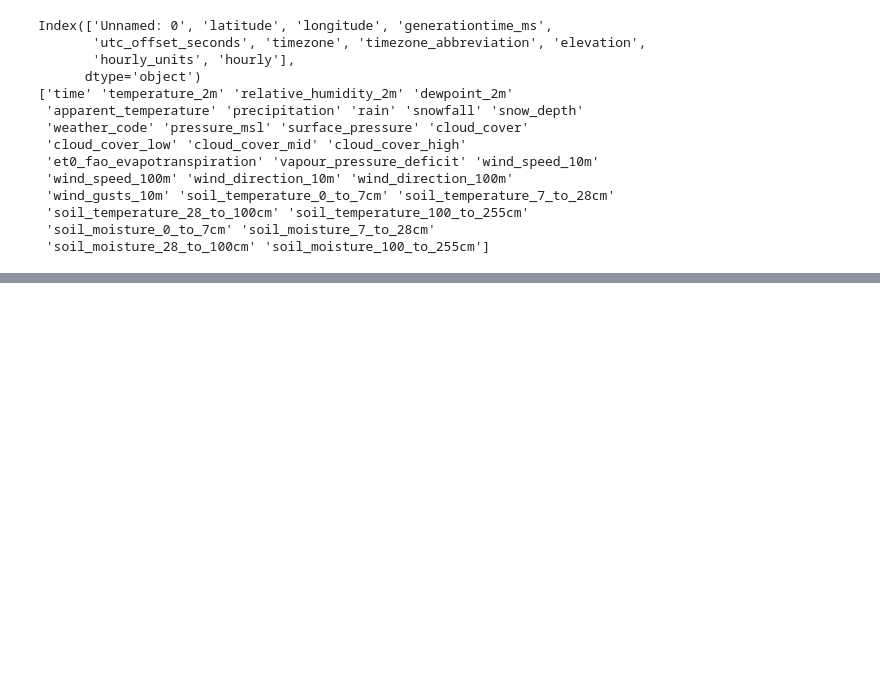
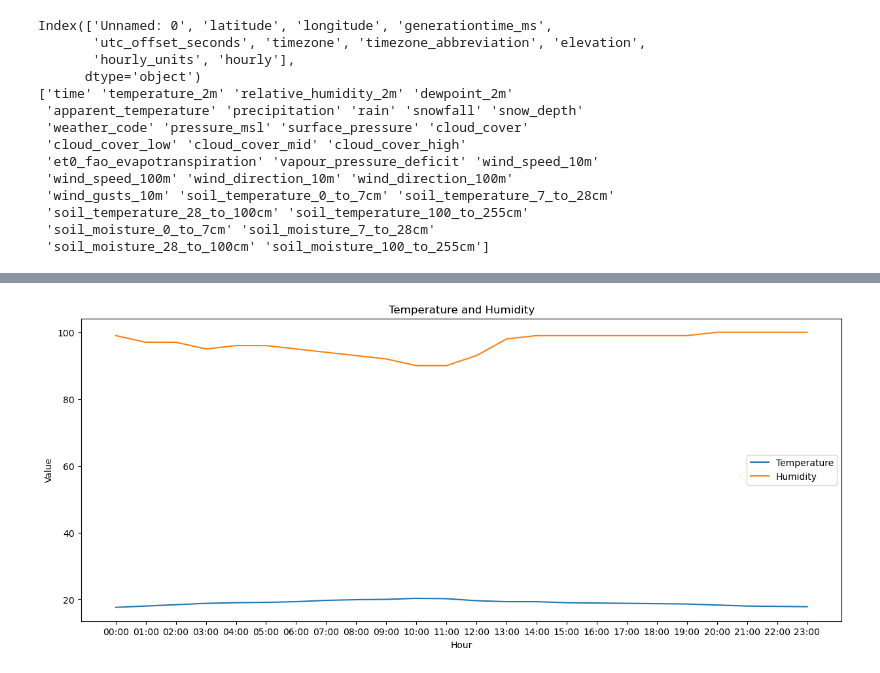
Before and after one commit to Sanjeev-Kumar78/Weather_Trend_Analyzer, a Jupyter notebook: Base-Code.ipynb, the cells around one changed output, grey strips where cells are left out. Drawn from its saved outputs; the diff is of its cells as text; code cells hidden in the pictures; blank space fills up the shorter version.

```diff
--- a/Base-Code.ipynb
+++ b/Base-Code.ipynb
@@ -353,0 +505,93 @@ ValueError: Image size of 108646x413 pixels is too large. It must be less than 2
+# %%
+from sklearn.model_selection import train_test_split
+from sklearn.linear_model import LinearRegression
+from sklearn.metrics import mean_squared_error
+
+df = pd.DataFrame(weather_data)
+
+# Calculate summary statistics
+print("Summary Statistics:")
+print(df.describe())
+
+# Plot temperature and humidity
+plt.figure(figsize=(15,6))
+plt.plot(df['hour'], df['temperature_2m'], label='Temperature')
+plt.plot(df['hour'], df['relative_humidity_2m'], label='Humidity')
+plt.xlabel('Hour')
+plt.ylabel('Value')
+plt.title('Temperature and Humidity')
+plt.legend()
+plt.show()
+
+# Plot precipitation
+plt.figure(figsize=(15,6))
+plt.bar(df['hour'], df['precipitation'])
+plt.xlabel('Hour')
+plt.ylabel('Precipitation (mm)')
+plt.title('Precipitation')
+plt.show()
+
+# Plot wind speed
+plt.figure(figsize=(15,6))
+plt.plot(df['hour'], df['wind_speed_10m'])
+plt.xlabel('Hour')
+plt.ylabel('Wind Speed (km/h)')
+plt.title('Wind Speed')
+plt.show()
+
+# Plot cloud cover
+plt.figure(figsize=(15,6))
+plt.plot(df['hour'], df['cloud_cover'])
+plt.xlabel('Hour')
+plt.ylabel('Cloud Cover (%)')
+plt.title('Cloud Cover')
+plt.show()
+
+# Plot soil temperature
+plt.figure(figsize=(15,6))
+plt.plot(df['hour'], df['soil_temperature_0_to_7cm'], label='0-7cm')
+plt.plot(df['hour'], df['soil_temperature_7_to_28cm'], label='7-28cm')
+plt.plot(df['hour'], df['soil_temperature_28_to_100cm'], label='28-100cm')
+plt.plot(df['hour'], df['soil_temperature_100_to_255cm'], label='100-255cm')
+plt.xlabel('Hour')
+plt.ylabel('Soil Temperature (°C)')
+plt.title('Soil Temperature')
+plt.legend()
+plt.show()
+
+# Plot soil moisture
+plt.figure(figsize=(15,6))
+plt.plot(df['hour'], df['soil_moisture_0_to_7cm'], label='0-7cm')
+plt.plot(df['hour'], df['soil_moisture_7_to_28cm'], label='7-28cm')
+plt.plot(df['hour'], df['soil_moisture_28_to_100cm'], label='28-100cm')
+plt.plot(df['hour'], df['soil_moisture_100_to_255cm'], label='100-255cm')
+plt.xlabel('Hour')
+plt.ylabel('Soil Moisture (%)')
+plt.title('Soil Moisture')
+plt.legend()
+plt.show()
+
+# Correlation analysis
+corr_matrix = df[['temperature_2m', 'relative_humidity_2m', 'precipitation', 'wind_speed_10m', 'cloud_cover', 'soil_temperature_0_to_7cm', 'soil_moisture_0_to_7cm']].corr()
+print("Correlation Matrix:")
+print(corr_matrix)
+
+# Heatmap of correlation matrix
+import seaborn as sns
+plt.figure(figsize=(10,6))
+sns.heatmap(corr_matrix, annot=True, cmap='coolwarm')
+plt.title('Correlation Matrix')
+plt.show()
+
+# Regression analysis
+X = df[['temperature_2m', 'relative_humidity_2m', 'precipitation', 'wind_speed_10m', 'cloud_cover']]
+y = df['soil_temperature_0_to_7cm']
+X_train, X_test, y_train, y_test = train_test_split(X, y, test_size=0.2, random_state=42)
+model = LinearRegression()
+model.fit(X_train, y_train)
+y_pred = model.predict(X_test)
+print("Regression Coefficients:")
+print(model.coef_)
+print("R-squared:", model.score(X_test, y_test))
+print("Mean Squared Error:", mean_squared_error(y_test, y_pred))
+# %% [output]
@@ -353,0 +615 @@ ValueError: Image size of 108646x413 pixels is too large. It must be less than 2
+[figure, added]
```
Also changed, not shown: parts of 13 cells of this notebook, 2 other files.
